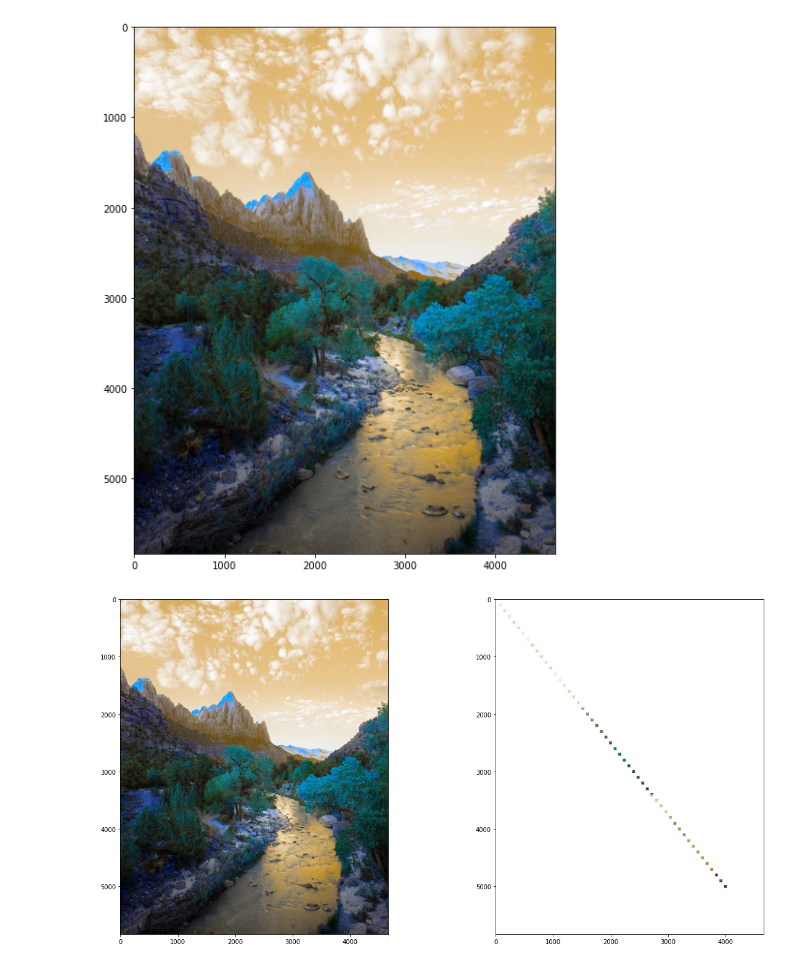
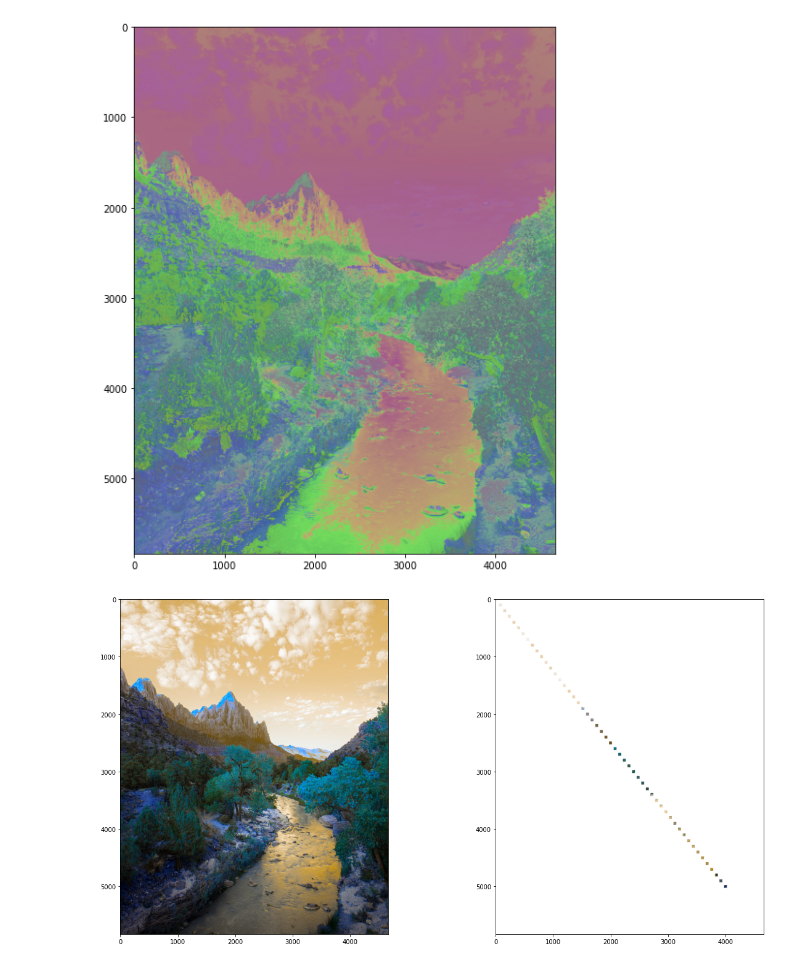
Before and after one commit to chbkull/musx-extensions, a Jupyter notebook: testing.ipynb, the cells around one changed output. Cells and saved outputs as stored; diff of their text form; code cells hidden in the pictures.

```diff
--- a/testing.ipynb
+++ b/testing.ipynb
@@ -11,11 +11,11 @@ from matplotlib import pyplot as plt
 img = cv.imread('images/stream.jpg')
 # %%
 img = musx_images.load_image("images/stream.jpg")
-converted_img = musx_images.randomize_color_space(img, 1)
+converted_img = musx_images.randomize_color_space(img, 5)
 
 musx_images.display_image(converted_img)
 # %% [output]
-[figure, old version]
+[figure, new version]
 # %%
 gen = musx_images.line_2d(converted_img, stop=1000, start_row=0, start_col=0, end_row=5000, end_col=4000, num_steps=50)
 vals = [x for x in gen]
```
Also changed, not shown: 1 other file.
